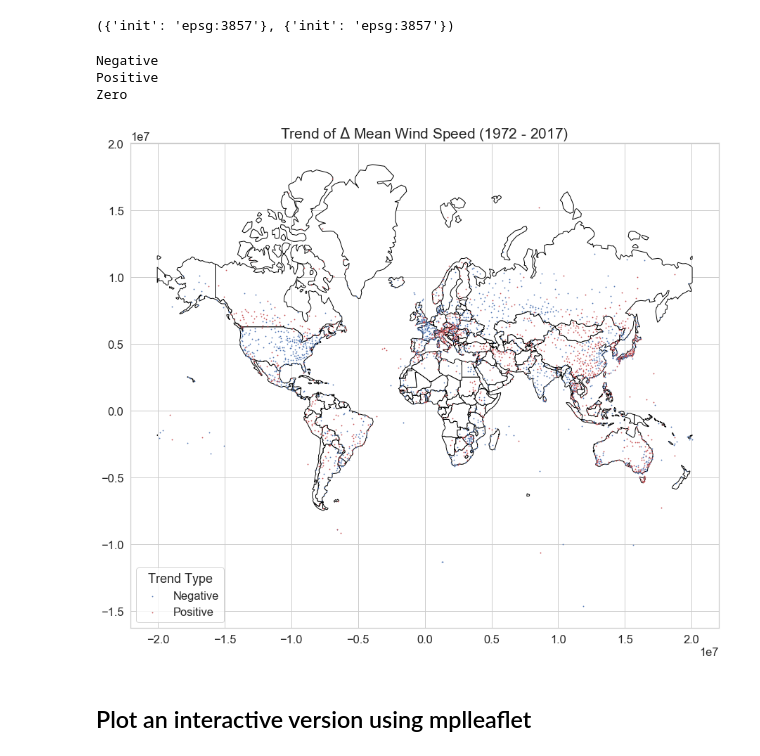
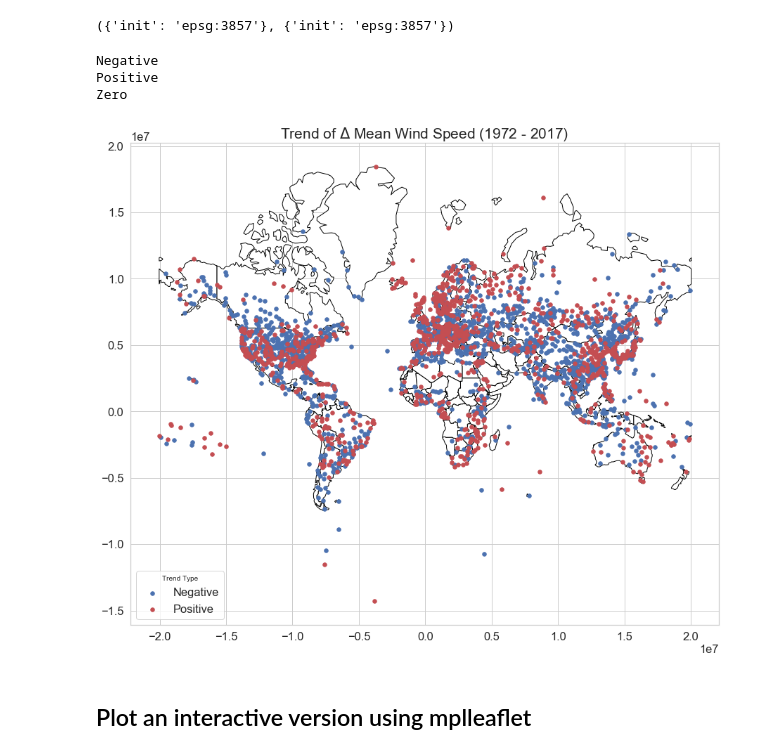
Before and after one commit to aametcalf01/globalWindTrends, a Jupyter notebook: scripts/stationPlot.ipynb, the cells around one changed output. Cells and saved outputs as stored; diff of their text form; code cells hidden in the pictures.

```diff
--- a/scripts/stationPlot.ipynb
+++ b/scripts/stationPlot.ipynb
@@ -32,6 +32,6 @@ os.chdir(os.path.join(str(Path.home()),
                       "Documents/research/wind/globalWindTrends/data_light"))
 # %%
 #Here we can switch the datasets
-df=pd.read_csv('meanPrevail90.csv')
+df=pd.read_csv('stationAttr85_95.csv')
 df.head(),df.shape
 # %% [output]
@@ -279,31 +269,31 @@ pcFolder = "/Users/andymetcalf/Documents/research/wind/ForChrisAndPeter/"
 # %%
 #plot the data
 fig,ax = plt.subplots(figsize=(15,15))
 world.plot(color = 'white',
            edgecolor = 'black',
            ax = ax)
 # show(dem_raster, ax=ax)
 
 #loop through each attribute type and plot it using the colors assigned to the dictionary
 for ctype, data in gdf.groupby("trend"):
     print(ctype)
     if ctype=="Zero":
         continue
 
     color = trendPalette[ctype]
     data.plot(color = color,
-              markersize = 0.6,
+              markersize =30,
               ax = ax,
               label = ctype)
 ax.legend(title = "Trend Type",
           loc = "lower left");
 ax.set_title("Trend of $\Delta$ Mean Wind Speed (1972 - 2017)", fontsize = 21);
 # plt.savefig(pcFolder+"1990.png")
 # %% [output]
 Negative
 Positive
 Zero
-[figure, old version]
+[figure, new version]
 # %% [markdown]
 ## Plot an interactive version using mplleaflet
 # %%
```
Also changed, not shown: parts of 26 cells of this notebook, 6 other files.
